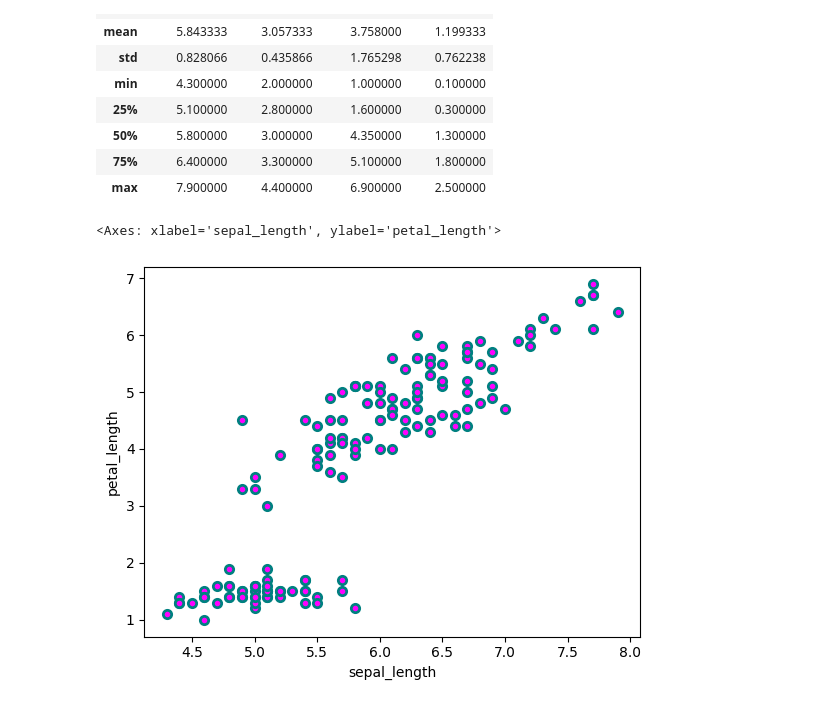
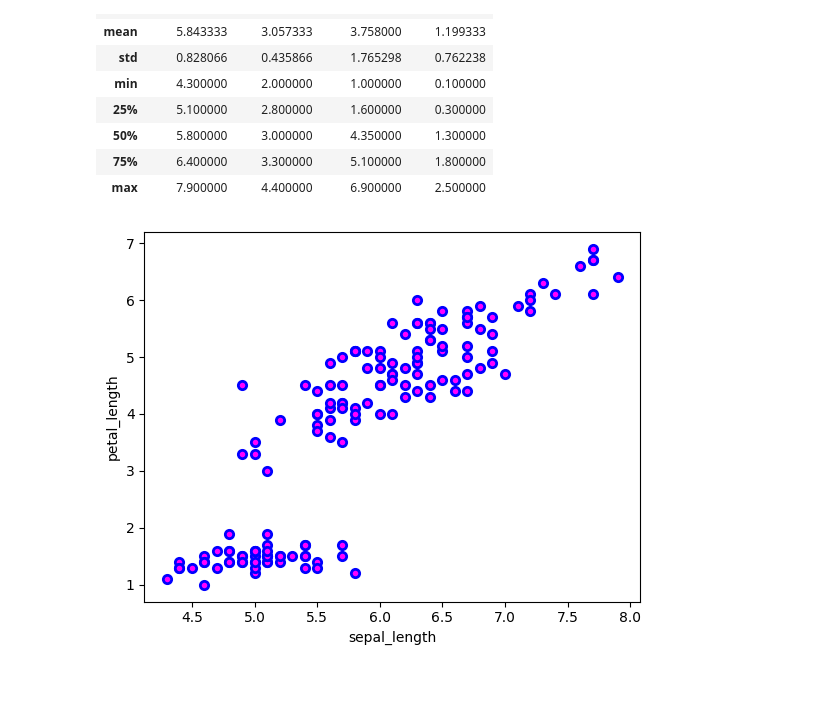
Before and after one commit to ftmshifa777/Seaborn-Visualization, a Jupyter notebook: Data_Visualization_Iris_Dataset.ipynb, the cells around one changed output. Saved outputs shown, nothing was run; the diff lists cells and outputs as text; code cells hidden in the pictures.

```diff
--- a/Data_Visualization_Iris_Dataset.ipynb
+++ b/Data_Visualization_Iris_Dataset.ipynb
@@ -35,7 +35,7 @@ df.describe()
 | 75% | 6.400000 | 3.300000 | 5.100000 | 1.800000 |
 | max | 7.900000 | 4.400000 | 6.900000 | 2.500000 |
 # %%
-sns.scatterplot(data=df,x='sepal_length',y='petal_length',color='Magenta',edgecolor="teal",linewidth=2)
+sns.scatterplot(data=df,x='sepal_length',y='petal_length',color='Magenta',edgecolor="blue",linewidth=2)
+plt.show()
 # %% [output]
-<Axes: xlabel='sepal_length', ylabel='petal_length'>
-[figure, old version]
+[figure, new version]
```
Also changed, not shown: parts of 2 cells of this notebook.
